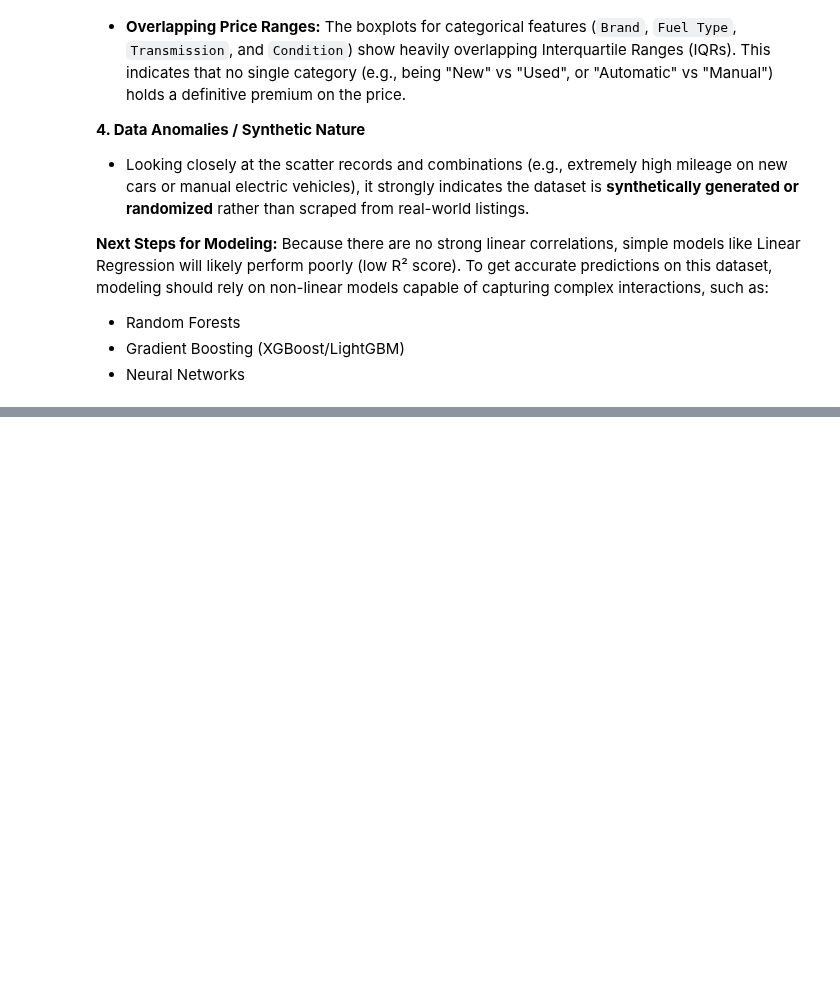
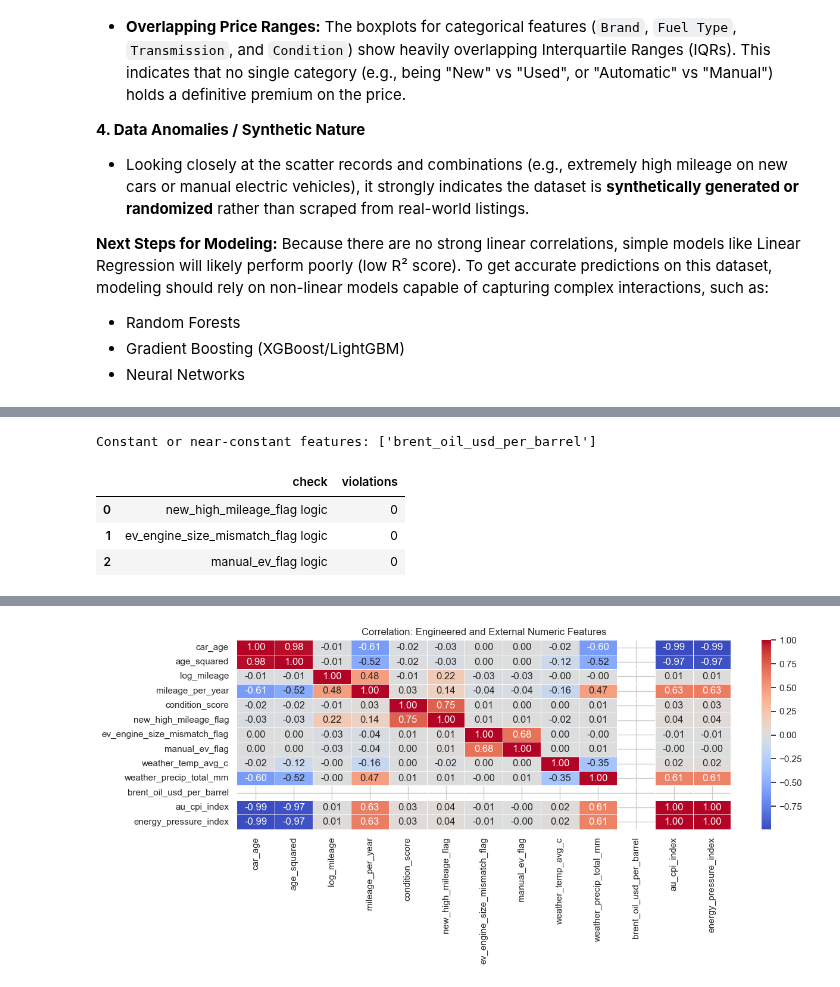
Before and after one commit to Chameleon-company/EVAT-Data-Science, a Jupyter notebook: Use_Cases/Price Prediction/Price Prediction EDA.ipynb, the cells around one changed output, grey strips where cells are left out. Cells and saved outputs as stored; diff of their text form; code cells hidden in the pictures; blank space fills up the shorter version.

Commit message:
Evaluate the data and added new features

```diff
--- a/Use_Cases/Price Prediction/Price Prediction EDA.ipynb
+++ b/Use_Cases/Price Prediction/Price Prediction EDA.ipynb
@@ -217,0 +487,72 @@ Because there are no strong linear correlations, simple models like Linear Regre
+# %%
+# 7. Feature-quality validation
+engineered_cols = [
+    'car_age', 'age_squared', 'log_mileage', 'mileage_per_year',
+    'condition_score', 'new_high_mileage_flag', 'ev_engine_size_mismatch_flag',
+    'manual_ev_flag'
+ ]
+external_cols = [
+    'weather_temp_avg_c', 'weather_precip_total_mm',
+    'brent_oil_usd_per_barrel', 'au_cpi_index', 'energy_pressure_index'
+ ]
+expected_feature_cols = [c for c in engineered_cols + external_cols if c in df_enriched.columns]
+
+missing_pct = (
+    df_enriched[expected_feature_cols]
+    .isna()
+    .mean()
+    .mul(100)
+    .round(2)
+    .sort_values(ascending=False)
+    .reset_index()
+    .rename(columns={'index': 'feature', 0: 'missing_pct'})
+)
+display(missing_pct)
+
+constant_cols = [
+    c for c in expected_feature_cols
+    if df_enriched[c].nunique(dropna=False) <= 1
+]
+print('Constant or near-constant features:', constant_cols if constant_cols else 'None')
+
+rule_checks = pd.DataFrame([
+    {
+        'check': 'new_high_mileage_flag logic',
+        'violations': int(df_enriched.loc[
+            df_enriched['new_high_mileage_flag'].eq(1) &
+            (~df_enriched['Condition'].eq('New') | ~(df_enriched['Mileage'] > 50000))
+        ].shape[0])
+    },
+    {
+        'check': 'ev_engine_size_mismatch_flag logic',
+        'violations': int(df_enriched.loc[
+            df_enriched['ev_engine_size_mismatch_flag'].eq(1) &
+            (~df_enriched['Fuel Type'].eq('Electric') | ~(df_enriched['Engine Size'] > 0.1))
+        ].shape[0])
+    },
+    {
+        'check': 'manual_ev_flag logic',
+        'violations': int(df_enriched.loc[
+            df_enriched['manual_ev_flag'].eq(1) &
+            (~df_enriched['Fuel Type'].eq('Electric') | ~df_enriched['Transmission'].eq('Manual'))
+        ].shape[0])
+    }
+])
+display(rule_checks)
+
+numeric_validate_cols = [
+    c for c in expected_feature_cols if pd.api.types.is_numeric_dtype(df_enriched[c])
+]
+quality_stats = df_enriched[numeric_validate_cols].agg(['min', 'max', 'mean', 'median', 'std']).T
+quality_stats['skew'] = df_enriched[numeric_validate_cols].skew()
+quality_stats = quality_stats.round(3)
+display(quality_stats)
+
+if len(numeric_validate_cols) > 1:
+    corr = df_enriched[numeric_validate_cols].corr(numeric_only=True)
+    plt.figure(figsize=(max(8, len(corr.columns)), 6))
+    sns.heatmap(corr, annot=True, fmt='.2f', cmap='coolwarm', linewidths=0.4)
+    plt.title('Correlation: Engineered and External Numeric Features')
+    plt.tight_layout()
+    plt.show()
+# %% [output]
@@ -217,0 +573,5 @@ Because there are no strong linear correlations, simple models like Linear Regre
+Constant or near-constant features: ['brent_oil_usd_per_barrel']
+|  | check | violations |
+| 0 | new_high_mileage_flag logic | 0 |
+| 1 | ev_engine_size_mismatch_flag logic | 0 |
+| 2 | manual_ev_flag logic | 0 |
@@ -217,0 +592 @@ Because there are no strong linear correlations, simple models like Linear Regre
+[figure, added]
```
Also changed, not shown: parts of 10 cells of this notebook.
